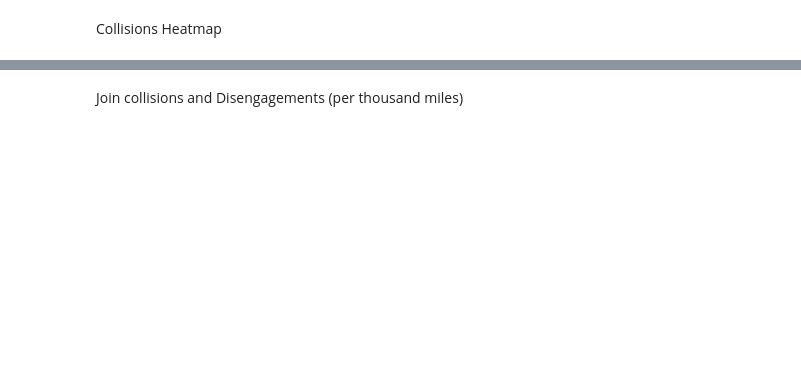
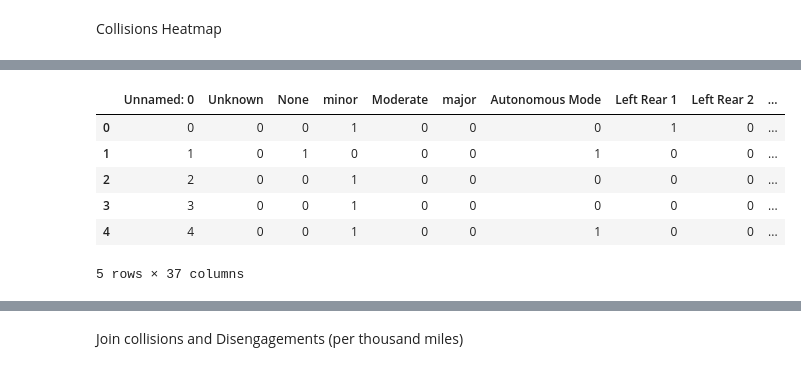
Before and after one commit to Kyle-Markwardt/self-driving-vehicles, a Jupyter notebook: main.ipynb, the cells around one changed output, grey strips where cells are left out. Drawn from its saved outputs; the diff is of its cells as text; code cells hidden in the pictures; blank space fills up the shorter version.

```diff
--- a/main.ipynb
+++ b/main.ipynb
@@ -676,0 +753,43 @@ NameError: name 'A' is not defined
+# %%
+label_to_coord = {'Left Rear 1': [0, 2.5],
+'Rear Bumper' : [0, 1.5],
+'Right Rear 1' : [0, 0.5],
+'Left Rear 2': [1, 3],
+'Left Rear 3': [1, 2],
+'Right Rear 2': [1, 1],
+'Right Rear 3': [1, 0],
+'Left Rear Passenger 1': [2, 3],
+'Left Rear Passenger 2': [2, 2],
+'Right Rear Passenger 1': [2, 1],
+'Right Rear Passenger 2': [2, 0],
+'Left Rear Passenger 3': [3, 3],
+'Left Rear Passenger 4': [3, 2],
+'Right Rear Passenger 3': [3, 1],
+'Right Rear Passenger 4': [3, 0],
+'Front Driver Side 1': [4, 3],
+'Front Driver Side 2': [4, 2],
+'Front Passenger Side 1': [4, 1],
+'Front Passenger Side 2': [4, 0],
+'Front Driver Side 3': [5, 3],
+'Front Driver Side 4': [5, 2],
+'Front Passenger Side 3': [5, 1],
+'Front Passenger Side 4': [5, 0],
+'Left Front Corner 1': [6, 3],
+'Left Front Corner 2': [6, 2],
+'Right Front Corner 1': [6, 1],
+'Right Front Corner 2': [6, 0],
+'Left Front Corner 3' : [7, 2.5],
+'Front Bumper': [7, 1.5],
+'Left Front Corner 3': [7, 0.5]}
+
+damage_df = pd.read_csv('data/collisions/dataframes/damage_map/damage.csv')
+
+damage_df.head()
+# %% [output]
+|  | Unnamed: 0 | Unknown | None | minor | Moderate | major | Autonomous Mode | Left Rear 1 | Left Rear 2 | ... |
+| 0 | 0 | 0 | 0 | 1 | 0 | 0 | 0 | 1 | 0 | ... |
+| 1 | 1 | 0 | 1 | 0 | 0 | 0 | 1 | 0 | 0 | ... |
+| 2 | 2 | 0 | 0 | 1 | 0 | 0 | 0 | 0 | 0 | ... |
+| 3 | 3 | 0 | 0 | 1 | 0 | 0 | 0 | 0 | 0 | ... |
+| 4 | 4 | 0 | 0 | 1 | 0 | 0 | 1 | 0 | 0 | ... |
+5 rows × 37 columns
```
Also changed, not shown: parts of 32 cells of this notebook, 6 other files.
